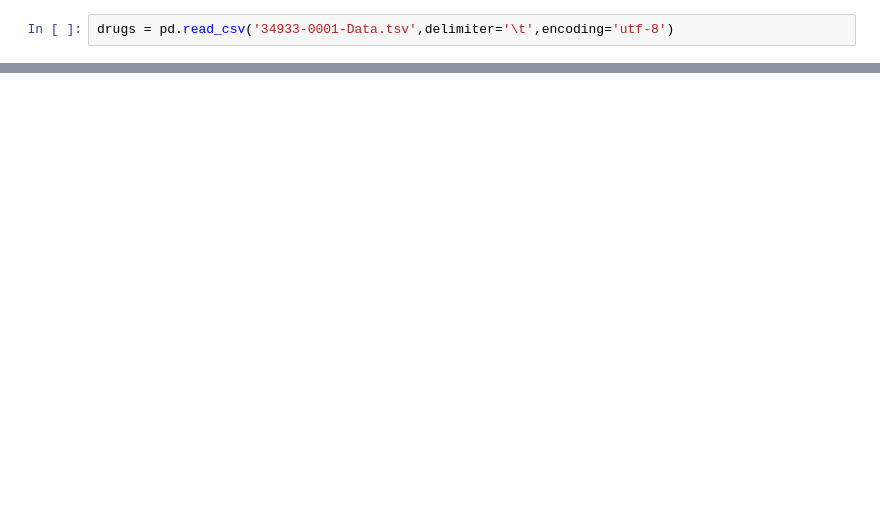
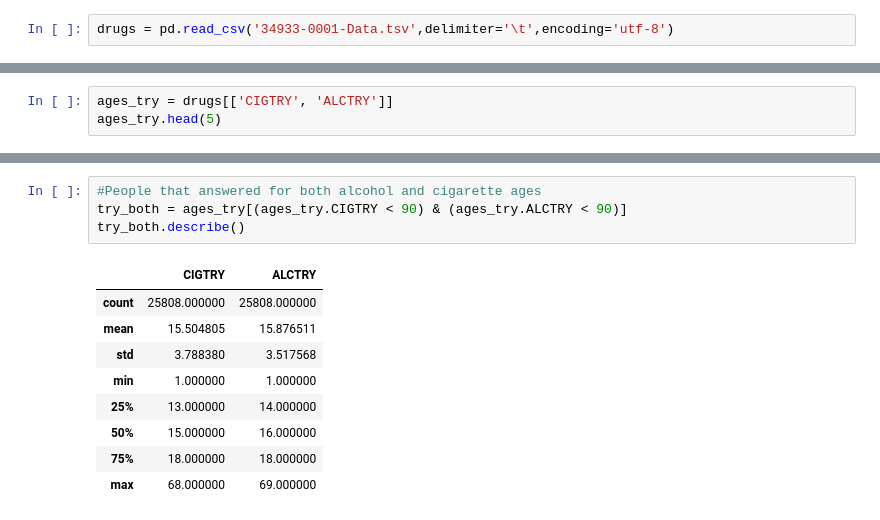
Before and after one commit to yaskyj/datascienceintensive, a Jupyter notebook: datastory/Data Story.ipynb, the cells around one changed output, grey strips where cells are left out. Drawn from its saved outputs; the diff is of its cells as text; blank space fills up the shorter version.

```diff
--- a/datastory/Data Story.ipynb
+++ b/datastory/Data Story.ipynb
@@ -60,0 +103,3 @@ plt.grid(True)
+# %%
+ages_try = drugs[['CIGTRY', 'ALCTRY']]
+ages_try.head(5)
@@ -60,0 +113,14 @@ plt.grid(True)
+# %%
+#People that answered for both alcohol and cigarette ages
+try_both = ages_try[(ages_try.CIGTRY < 90) & (ages_try.ALCTRY < 90)]
+try_both.describe()
+# %% [output]
+|  | CIGTRY | ALCTRY |
+| count | 25808.000000 | 25808.000000 |
+| mean | 15.504805 | 15.876511 |
+| std | 3.788380 | 3.517568 |
+| min | 1.000000 | 1.000000 |
+| 25% | 13.000000 | 14.000000 |
+| 50% | 15.000000 | 16.000000 |
+| 75% | 18.000000 | 18.000000 |
+| max | 68.000000 | 69.000000 |
```
Also changed, not shown: parts of 18 cells of this notebook, 1 other file.
